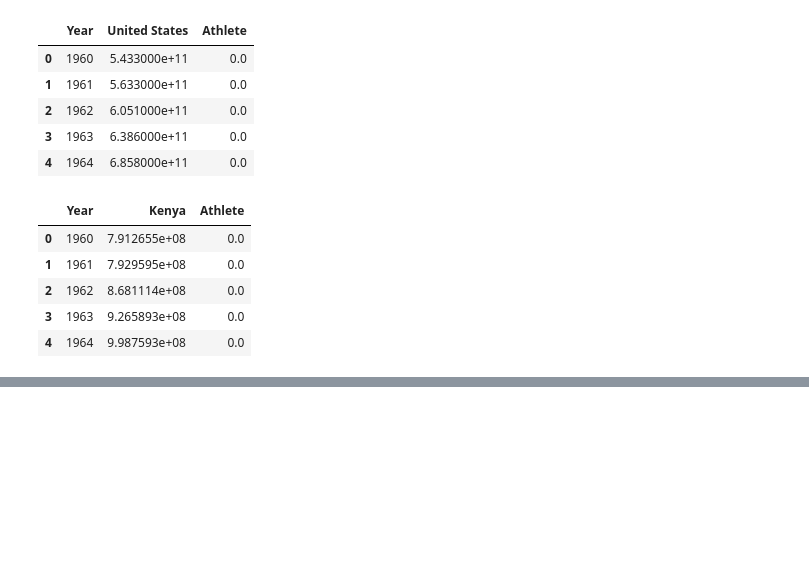
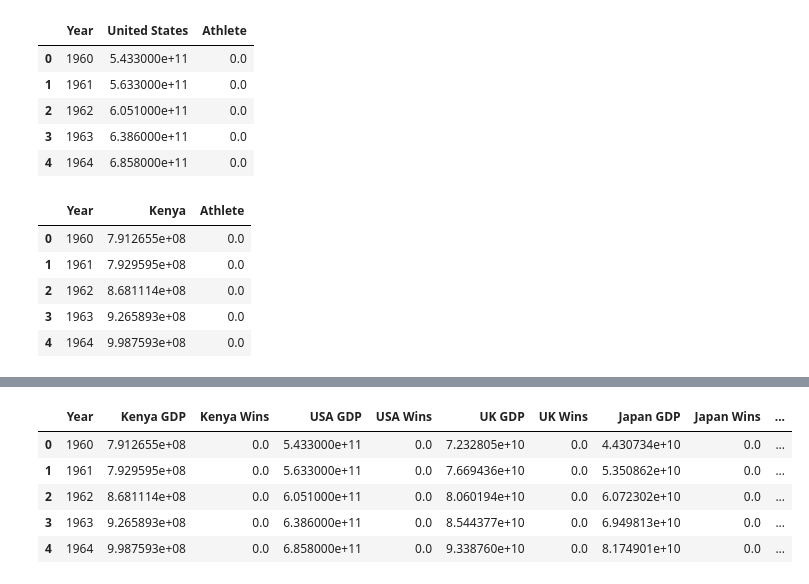
Before and after one commit to tonitiri/test-work, a Jupyter notebook: Group Project.ipynb, the cells around one changed output, grey strips where cells are left out. Saved outputs shown, nothing was run; the diff lists cells and outputs as text; code cells hidden in the pictures; blank space fills up the shorter version.

```diff
--- a/Group Project.ipynb
+++ b/Group Project.ipynb
@@ -238,0 +247,20 @@ plt.show()
+# %%
+#Summary TableI - ANALYSIS BY YEAR
+
+Summary_Table1 = pd.DataFrame(
+    {"Year": Kenya['Year'],"Kenya GDP": Kenya['Kenya'], "Kenya Wins": Kenya['Athlete'],
+     "USA GDP": USA['United States'], "USA Wins": USA['Athlete'],
+     "UK GDP": UK['United Kingdom'], "UK Wins": UK['Athlete'],
+     "Japan GDP": Japan['Japan'], "Japan Wins": Japan['Athlete'],
+     "Ethiopia GDP": Ethiopia['Ethiopia'], "Ethiopia Wins": Ethiopia['Athlete'],
+
+     })
+
+Summary_Table1.head()
+# %% [output]
+|  | Year | Kenya GDP | Kenya Wins | USA GDP | USA Wins | UK GDP | UK Wins | Japan GDP | Japan Wins | ... |
+| 0 | 1960 | 7.912655e+08 | 0.0 | 5.433000e+11 | 0.0 | 7.232805e+10 | 0.0 | 4.430734e+10 | 0.0 | ... |
+| 1 | 1961 | 7.929595e+08 | 0.0 | 5.633000e+11 | 0.0 | 7.669436e+10 | 0.0 | 5.350862e+10 | 0.0 | ... |
+| 2 | 1962 | 8.681114e+08 | 0.0 | 6.051000e+11 | 0.0 | 8.060194e+10 | 0.0 | 6.072302e+10 | 0.0 | ... |
+| 3 | 1963 | 9.265893e+08 | 0.0 | 6.386000e+11 | 0.0 | 8.544377e+10 | 0.0 | 6.949813e+10 | 0.0 | ... |
+| 4 | 1964 | 9.987593e+08 | 0.0 | 6.858000e+11 | 0.0 | 9.338760e+10 | 0.0 | 8.174901e+10 | 0.0 | ... |
```
Also changed, not shown: parts of 20 cells of this notebook, 2 other files.
